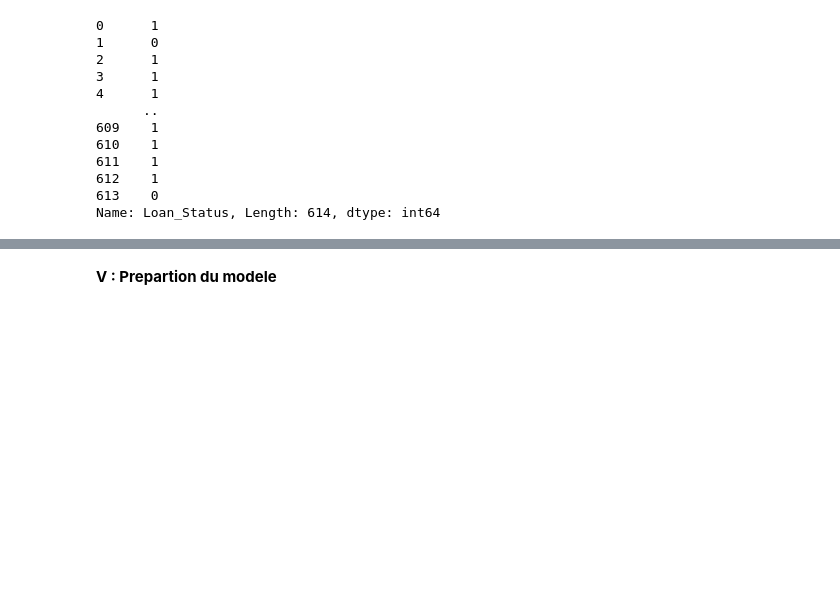
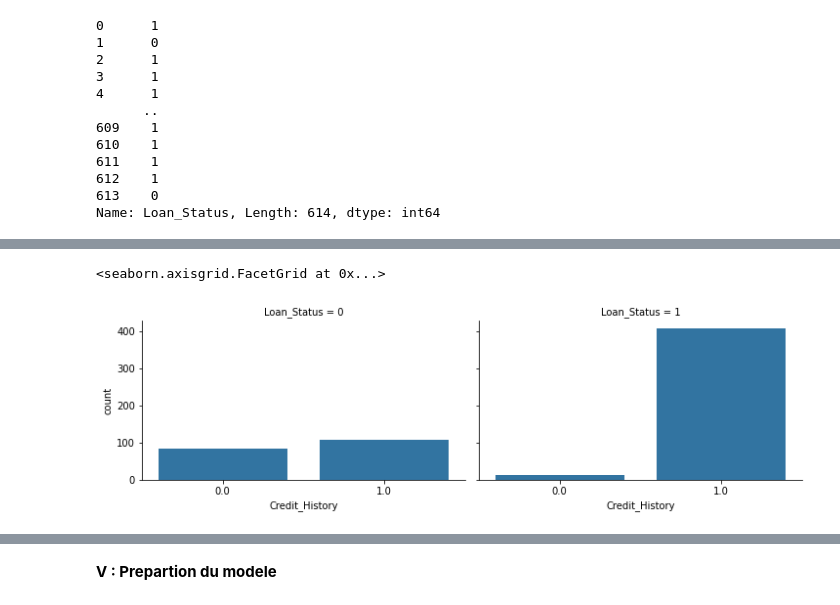
Before and after one commit to Zonzirigue/NBAPlayer-Salary-Dataset-2017---2018-, a Jupyter notebook: credit_bank.ipynb, the cells around one changed output, grey strips where cells are left out. Saved outputs shown, nothing was run; the diff lists cells and outputs as text; code cells hidden in the pictures; blank space fills up the shorter version.

```diff
--- a/credit_bank.ipynb
+++ b/credit_bank.ipynb
@@ -291,0 +299,3 @@ Name: Loan_Status, Length: 614, dtype: int64
+# %%
+#Base de données apres traitement
+df0 = pd.concat([cat_data,num_data,target], axis=1)
@@ -291,0 +313,7 @@ Name: Loan_Status, Length: 614, dtype: int64
+# %%
+#Credit history
+grid=sns.FacetGrid(df0,col='Loan_Status', size=3.2, aspect=1.6)
+grid.map(sns.countplot,'Credit_History')
+# %% [output]
+<seaborn.axisgrid.FacetGrid at 0x...>
+[figure, added]
```
Also changed, not shown: parts of 7 cells of this notebook.
